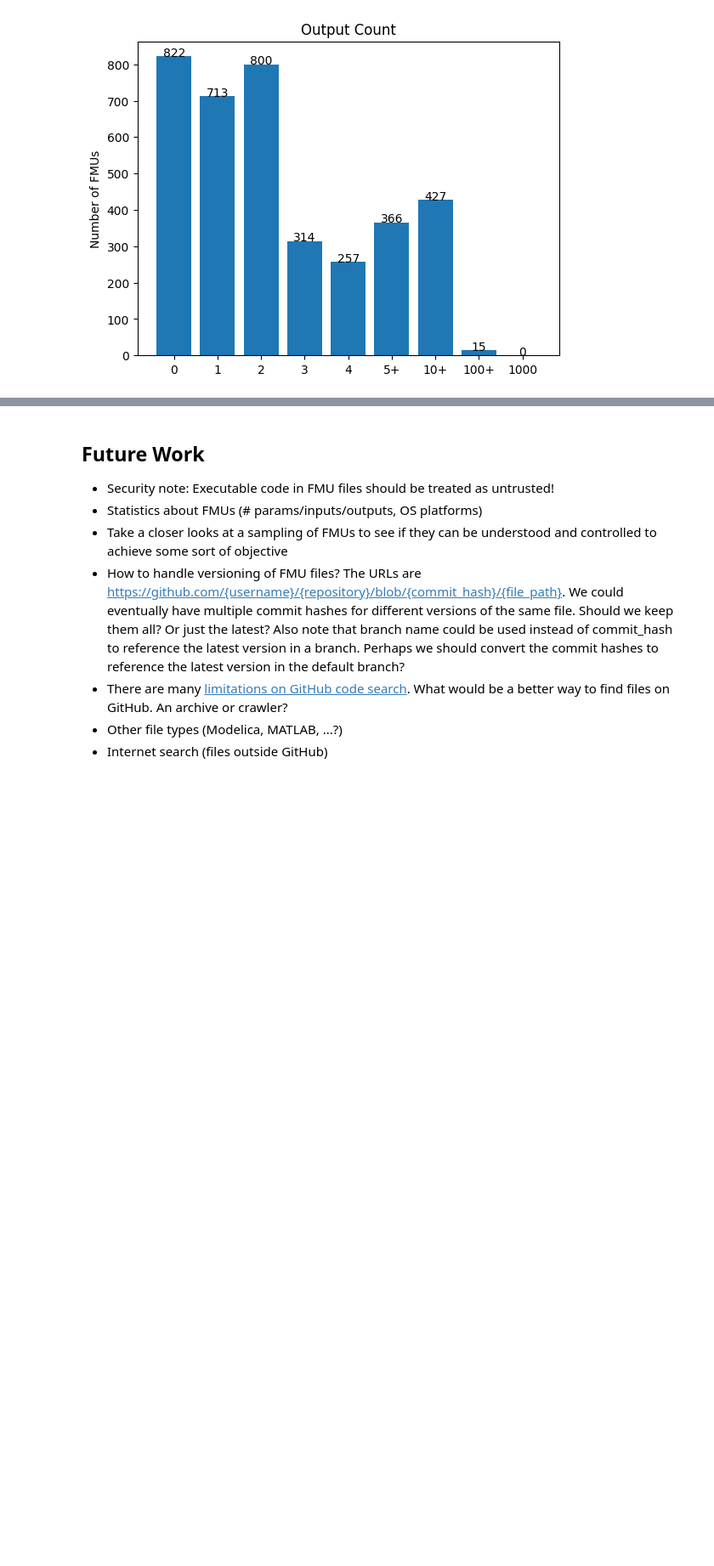
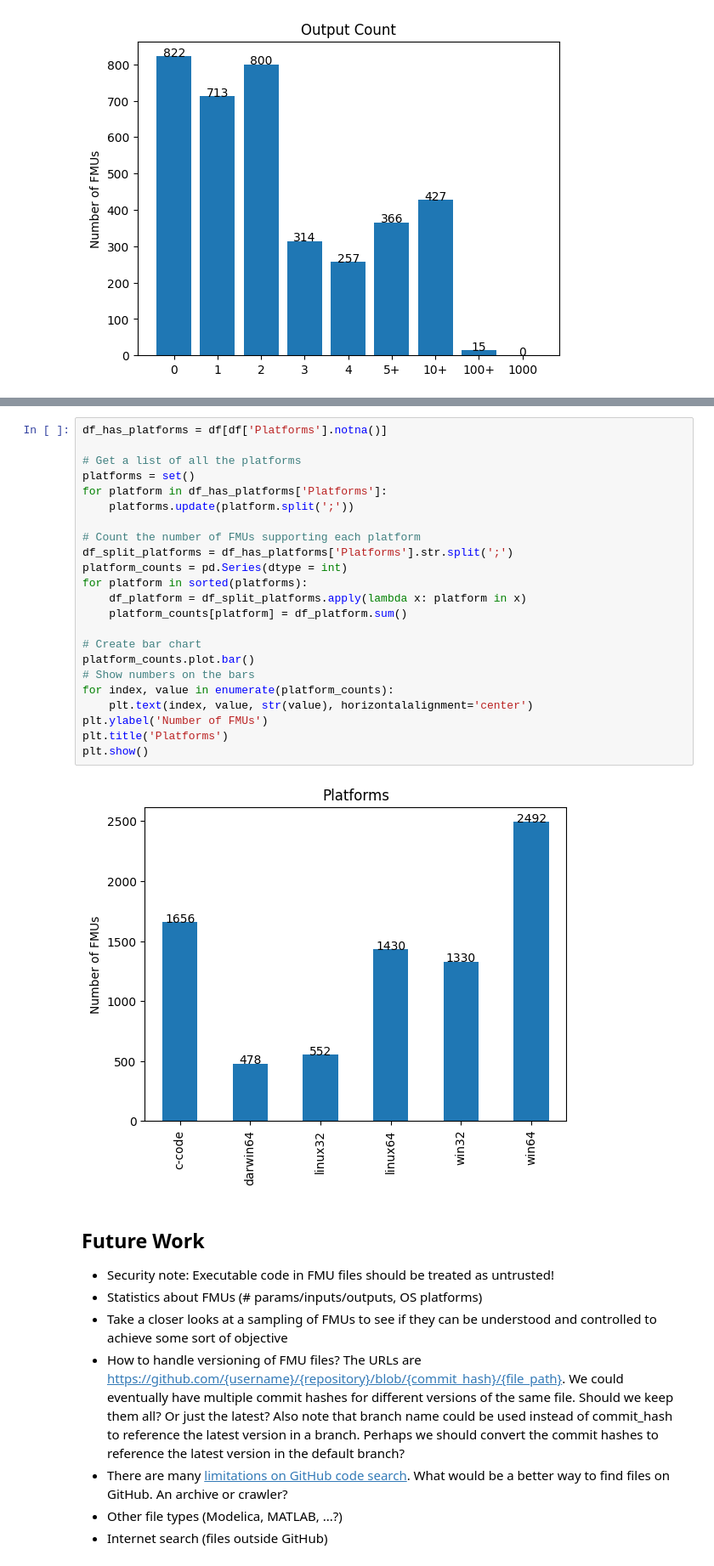
Before and after one commit to ForrestTrepte/FindOpenSimulationModels, a Jupyter notebook: FindOpenSimulationModels.ipynb, the cells around one changed output, grey strips where cells are left out. Shown at 85% size. Saved outputs shown, nothing was run; the diff lists cells and outputs as text; blank space fills up the shorter version.

Commit message:
analyze platforms

```diff
--- a/FindOpenSimulationModels.ipynb
+++ b/FindOpenSimulationModels.ipynb
@@ -387,6 +387,31 @@ See the caveats in the documentation: https://pandas.pydata.org/pandas-docs/stab
 | Simulink | 87 | https://www.mathworks.com/products/simulink.html |
 | TRNSYS | 12 | https://www.trnsys.com/ |
 | UniFMU | 8 | https://github.com/INTO-CPS-Association/unifmu |
+# %%
+df_has_platforms = df[df['Platforms'].notna()]
+
+# Get a list of all the platforms
+platforms = set()
+for platform in df_has_platforms['Platforms']:
+    platforms.update(platform.split(';'))
+
+# Count the number of FMUs supporting each platform
+df_split_platforms = df_has_platforms['Platforms'].str.split(';')
+platform_counts = pd.Series(dtype = int)
+for platform in sorted(platforms):
+    df_platform = df_split_platforms.apply(lambda x: platform in x)
+    platform_counts[platform] = df_platform.sum()
+
+# Create bar chart
+platform_counts.plot.bar()
+# Show numbers on the bars
+for index, value in enumerate(platform_counts):
+    plt.text(index, value, str(value), horizontalalignment='center')
+plt.ylabel('Number of FMUs')
+plt.title('Platforms')
+plt.show()
+# %% [output]
+[figure, added]
 # %% [markdown]
 ## Future Work
 
```
Also changed, not shown: parts of 2 cells of this notebook, 2 other files.
